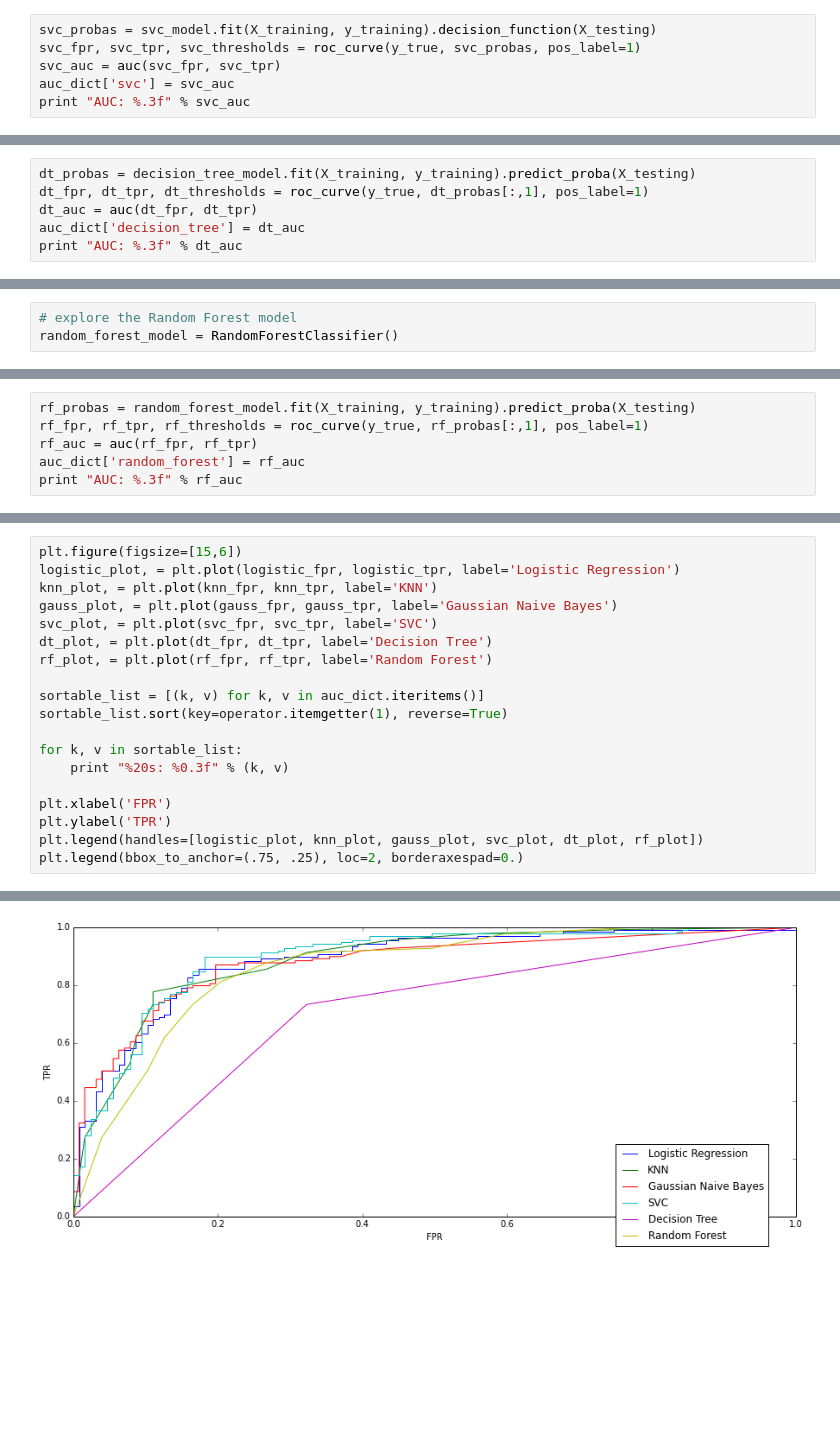
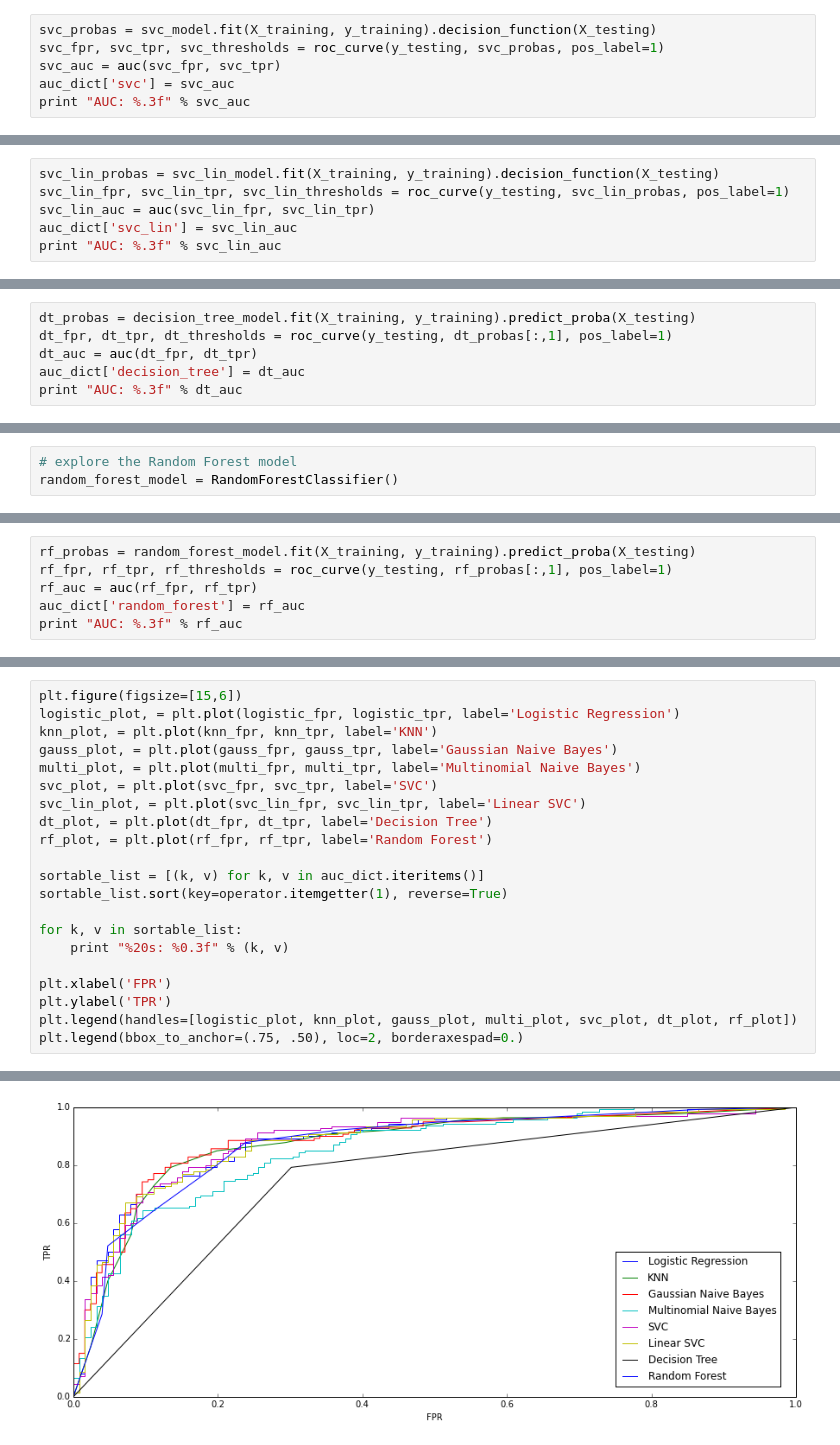
Before and after one commit to heart-disease-left-team/common_repo, a Jupyter notebook: trevor/McNulty-Book 4.ipynb, the cells around one changed output, grey strips where cells are left out. Saved outputs shown, nothing was run; the diff lists cells and outputs as text; blank space fills up the shorter version.

```diff
--- a/trevor/McNulty-Book 4.ipynb
+++ b/trevor/McNulty-Book 4.ipynb
@@ -521,6 +612,6 @@ SVC Cross Validation:
 # %%
 svc_probas = svc_model.fit(X_training, y_training).decision_function(X_testing)
-svc_fpr, svc_tpr, svc_thresholds = roc_curve(y_true, svc_probas, pos_label=1)
+svc_fpr, svc_tpr, svc_thresholds = roc_curve(y_testing, svc_probas, pos_label=1)
 svc_auc = auc(svc_fpr, svc_tpr)
 auc_dict['svc'] = svc_auc
 print "AUC: %.3f" % svc_auc
@@ -528,0 +620,6 @@ AUC: 0.895
+# %%
+svc_lin_probas = svc_lin_model.fit(X_training, y_training).decision_function(X_testing)
+svc_lin_fpr, svc_lin_tpr, svc_lin_thresholds = roc_curve(y_testing, svc_lin_probas, pos_label=1)
+svc_lin_auc = auc(svc_lin_fpr, svc_lin_tpr)
+auc_dict['svc_lin'] = svc_lin_auc
+print "AUC: %.3f" % svc_lin_auc
@@ -550,6 +671,6 @@ Decision Tree Cross Validation:
 # %%
 dt_probas = decision_tree_model.fit(X_training, y_training).predict_proba(X_testing)
-dt_fpr, dt_tpr, dt_thresholds = roc_curve(y_true, dt_probas[:,1], pos_label=1)
+dt_fpr, dt_tpr, dt_thresholds = roc_curve(y_testing, dt_probas[:,1], pos_label=1)
 dt_auc = auc(dt_fpr, dt_tpr)
 auc_dict['decision_tree'] = dt_auc
 print "AUC: %.3f" % dt_auc
@@ -579,6 +700,6 @@ Random Forest Cross Validation:
 # %%
 rf_probas = random_forest_model.fit(X_training, y_training).predict_proba(X_testing)
-rf_fpr, rf_tpr, rf_thresholds = roc_curve(y_true, rf_probas[:,1], pos_label=1)
+rf_fpr, rf_tpr, rf_thresholds = roc_curve(y_testing, rf_probas[:,1], pos_label=1)
 rf_auc = auc(rf_fpr, rf_tpr)
 auc_dict['random_forest'] = rf_auc
 print "AUC: %.3f" % rf_auc
@@ -589,7 +710,9 @@ plt.figure(figsize=[15,6])
 logistic_plot, = plt.plot(logistic_fpr, logistic_tpr, label='Logistic Regression')
 knn_plot, = plt.plot(knn_fpr, knn_tpr, label='KNN')
 gauss_plot, = plt.plot(gauss_fpr, gauss_tpr, label='Gaussian Naive Bayes')
+multi_plot, = plt.plot(multi_fpr, multi_tpr, label='Multinomial Naive Bayes')
 svc_plot, = plt.plot(svc_fpr, svc_tpr, label='SVC')
+svc_lin_plot, = plt.plot(svc_lin_fpr, svc_lin_tpr, label='Linear SVC')
 dt_plot, = plt.plot(dt_fpr, dt_tpr, label='Decision Tree')
 rf_plot, = plt.plot(rf_fpr, rf_tpr, label='Random Forest')
 
@@ -601,6 +724,6 @@ for k, v in sortable_list:
 
 plt.xlabel('FPR')
 plt.ylabel('TPR')
-plt.legend(handles=[logistic_plot, knn_plot, gauss_plot, svc_plot, dt_plot, rf_plot])
-plt.legend(bbox_to_anchor=(.75, .25), loc=2, borderaxespad=0.)
+plt.legend(handles=[logistic_plot, knn_plot, gauss_plot, multi_plot, svc_plot, dt_plot, rf_plot])
+plt.legend(bbox_to_anchor=(.75, .50), loc=2, borderaxespad=0.)
 # %% [output]
@@ -613,2 +737,2 @@ plt.legend(bbox_to_anchor=(.75, .25), loc=2, borderaxespad=0.)
 <matplotlib.legend.Legend at 0x...>
-[figure, old version]
+[figure, new version]
```
Also changed, not shown: parts of 29 cells of this notebook.
